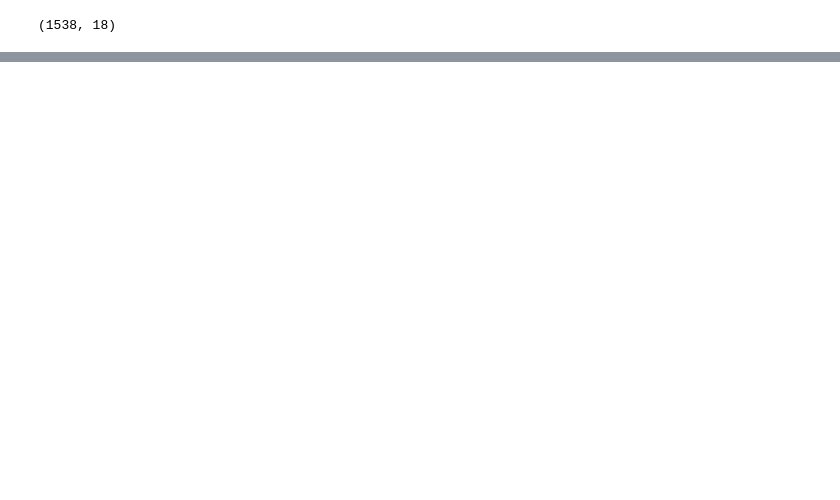
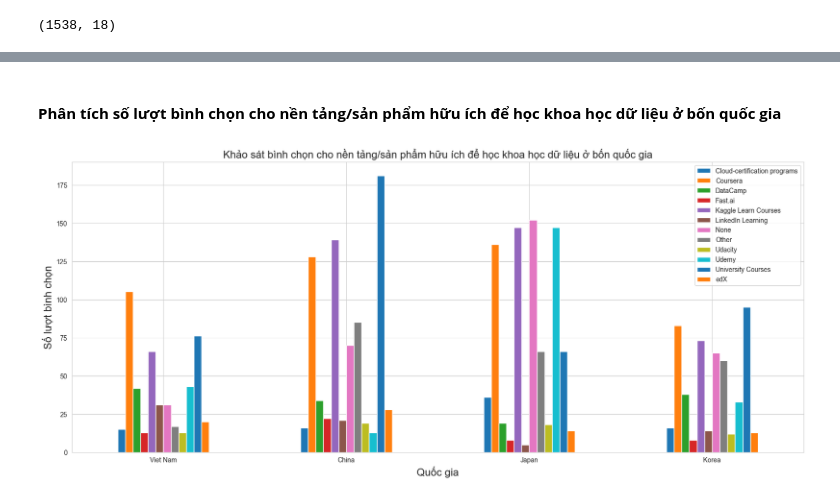
Before and after one commit to khuong253/final_project_data_visualization, a Jupyter notebook: phantich.ipynb, the cells around one changed output, grey strips where cells are left out. Drawn from its saved outputs; the diff is of its cells as text; code cells hidden in the pictures; blank space fills up the shorter version.

```diff
--- a/phantich.ipynb
+++ b/phantich.ipynb
@@ -42,0 +120,2 @@ df.head(5)
+# %% [markdown]
+<h4><b>Phân tích số lượt bình chọn cho nền tảng/sản phẩm hữu ích để học khoa học dữ liệu ở bốn quốc gia</b></h4>
@@ -42,0 +131,41 @@ df.head(5)
+# %%
+vn_df = df[(df[df.columns[3]] == 'Viet Nam')]
+jp_df = df[(df[df.columns[3]] == 'Japan')]
+cn_df = df[(df[df.columns[3]] == 'China')]
+kr_df = df[(df[df.columns[3]] == 'South Korea')]
+countries = []
+# %%
+def visualize(df):
+    count_list = []
+
+    for platform in unique_platforms:
+        count = 0
+        for tuple in df[df.columns[5]]:
+            if platform in tuple:
+                count += 1
+        count_list.append(count)
+    return count_list
+
+vn_count = visualize(vn_df)
+cn_count = visualize(cn_df)
+jp_count = visualize(jp_df)
+kr_count = visualize(kr_df)
+
+unique_platforms[0] = unique_platforms[0][:unique_platforms[0].find(' (')]
+unique_platforms[10] = unique_platforms[10][:unique_platforms[10].find(' (')]
+
+# tạo dataframe
+count_matrix = np.array([vn_count, cn_count, jp_count, kr_count])
+vision_df = pd.DataFrame(count_matrix, columns=unique_platforms)
+vision_df.insert(0, "Country", ['Viet Nam', 'China', 'Japan', 'Korea'], False)
+# %%
+# vẽ biểu đồ
+vision_df.plot(x="Country", y=unique_platforms, kind="bar",figsize=(20,8))
+plt.xticks(rotation = 'horizontal')
+plt.title("Khảo sát bình chọn cho nền tảng/sản phẩm hữu ích để học khoa học dữ liệu ở bốn quốc gia", fontsize=16)
+plt.xlabel('Quốc gia', fontsize=16)
+plt.ylabel('Số lượt bình chọn', fontsize=16)
+plt.rc('font', size=12)
+plt.show()
+# %% [output]
+[figure, added]
```
Also changed, not shown: parts of 102 cells of this notebook.
